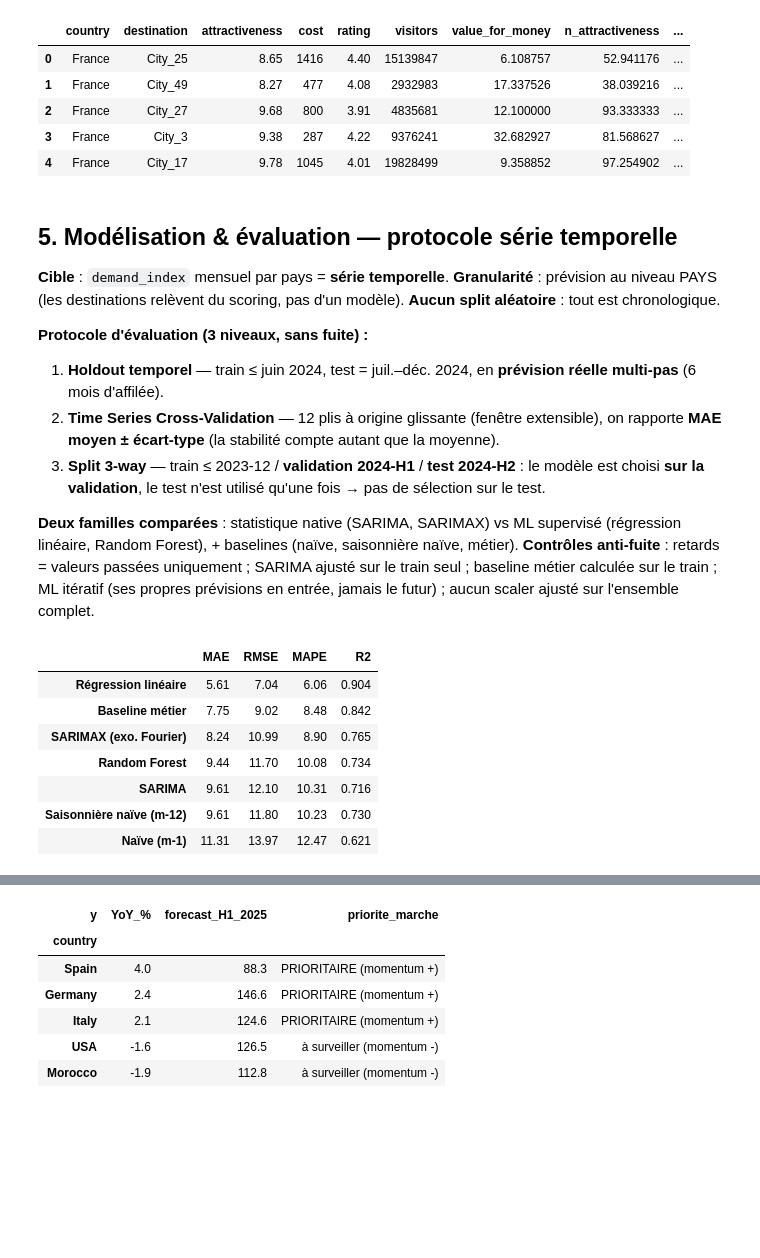
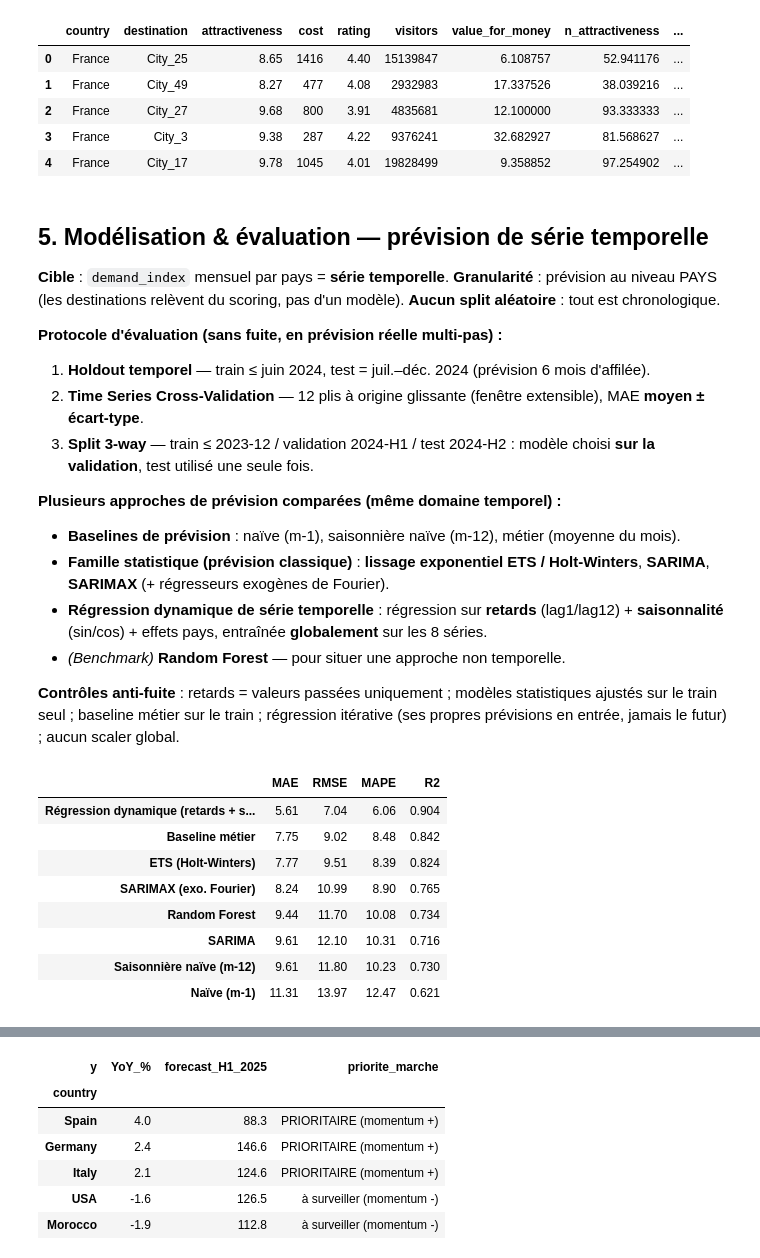
Before and after one commit to kteken10/aed_examen_final, a Jupyter notebook: rendu_final/01_pipeline_tourisme.ipynb, the cells around one changed output, grey strips where cells are left out. Drawn from its saved outputs; the diff is of its cells as text; code cells hidden in the pictures; blank space fills up the shorter version.

```diff
--- a/rendu_final/01_pipeline_tourisme.ipynb
+++ b/rendu_final/01_pipeline_tourisme.ipynb
@@ -212,16 +234,21 @@ Dérivées créées : 8 (dont composite_score + composite_score_adj intégrant l
 | 3 | France | City_3 | 9.38 | 287 | 4.22 | 9376241 | 32.682927 | 81.568627 | ... |
 | 4 | France | City_17 | 9.78 | 1045 | 4.01 | 19828499 | 9.358852 | 97.254902 | ... |
 # %% [markdown]
-## 5. Modélisation & évaluation — protocole série temporelle
+## 5. Modélisation & évaluation — prévision de série temporelle
 **Cible** : `demand_index` mensuel par pays = **série temporelle**. **Granularité** : prévision au niveau PAYS (les destinations relèvent du scoring, pas d'un modèle). **Aucun split aléatoire** : tout est chronologique.
 
-**Protocole d'évaluation (3 niveaux, sans fuite) :**
-1. **Holdout temporel** — train ≤ juin 2024, test = juil.–déc. 2024, en **prévision réelle multi-pas** (6 mois d'affilée).
-2. **Time Series Cross-Validation** — 12 plis à origine glissante (fenêtre extensible), on rapporte **MAE moyen ± écart-type** (la stabilité compte autant que la moyenne).
-3. **Split 3-way** — train ≤ 2023-12 / **validation 2024-H1** / **test 2024-H2** : le modèle est choisi **sur la validation**, le test n'est utilisé qu'une fois → pas de sélection sur le test.
+**Protocole d'évaluation (sans fuite, en prévision réelle multi-pas) :**
+1. **Holdout temporel** — train ≤ juin 2024, test = juil.–déc. 2024 (prévision 6 mois d'affilée).
+2. **Time Series Cross-Validation** — 12 plis à origine glissante (fenêtre extensible), MAE **moyen ± écart-type**.
+3. **Split 3-way** — train ≤ 2023-12 / validation 2024-H1 / test 2024-H2 : modèle choisi **sur la validation**, test utilisé une seule fois.
 
-**Deux familles comparées** : statistique native (SARIMA, SARIMAX) vs ML supervisé (régression linéaire, Random Forest), + baselines (naïve, saisonnière naïve, métier).
-**Contrôles anti-fuite** : retards = valeurs passées uniquement ; SARIMA ajusté sur le train seul ; baseline métier calculée sur le train ; ML itératif (ses propres prévisions en entrée, jamais le futur) ; aucun scaler ajusté sur l'ensemble complet.
+**Plusieurs approches de prévision comparées (même domaine temporel) :**
+- **Baselines de prévision** : naïve (m-1), saisonnière naïve (m-12), métier (moyenne du mois).
+- **Famille statistique (prévision classique)** : **lissage exponentiel ETS / Holt-Winters**, **SARIMA**, **SARIMAX** (+ régresseurs exogènes de Fourier).
+- **Régression dynamique de série temporelle** : régression sur **retards** (lag1/lag12) + **saisonnalité** (sin/cos) + effets pays, entraînée **globalement** sur les 8 séries.
+- *(Benchmark)* **Random Forest** — pour situer une approche non temporelle.
+
+**Contrôles anti-fuite** : retards = valeurs passées uniquement ; modèles statistiques ajustés sur le train seul ; baseline métier sur le train ; régression itérative (ses propres prévisions en entrée, jamais le futur) ; aucun scaler global.
 # %%
 # Préparation features + comparaison DEUX FAMILLES en prévision multi-pas (train <= juin 2024, test juil-dec 2024)
 s = sig.copy()
@@ -236,7 +263,7 @@ sd=s.dropna(subset=['lag1','lag12'])
 HOLD=pd.Timestamp('2024-07-01')
 mape=lambda y,p: np.mean(np.abs((np.asarray(y,float)-np.asarray(p,float))/np.asarray(y,float)))*100
 
-# ML global entraîné sur le train (mutualise l'information des 8 pays)
+# Régression de série temporelle, entraînée GLOBALEMENT (mutualise l'information des 8 pays)
 trg=sd[sd['date']<HOLD]
 lin=LinearRegression().fit(trg[feats],trg['demand_index'])
 rf =RandomForestRegressor(n_estimators=300,max_depth=6,random_state=0).fit(trg[feats],trg['demand_index'])
@@ -253,40 +280,52 @@ def sarima(tr,h,ex_tr=None,ex_te=None):
         except Exception: continue
     return best[1] if best else None
 
-METHODS=['Naïve (m-1)','Saisonnière naïve (m-12)','Baseline métier','SARIMA','SARIMAX (exo. Fourier)','Régression linéaire','Random Forest']
+def ets(tr,h):  # lissage exponentiel (Holt-Winters) — famille prévision classique
+    lo,hi=tr.min()*0.5,tr.max()*1.5
+    for kw in [dict(trend='add',seasonal='add',seasonal_periods=12),dict(trend='add',seasonal=None),dict(trend=None,seasonal='add',seasonal_periods=12)]:
+        try:
+            m=ExponentialSmoothing(tr,**kw,initialization_method='estimated').fit()
+            f=np.asarray(m.forecast(h))
+            if np.all(np.isfinite(f)) and f.min()>=lo and f.max()<=hi: return f
+        except Exception: continue
+    return None
+
+METHODS=['Naïve (m-1)','Saisonnière naïve (m-12)','Baseline métier','ETS (Holt-Winters)','SARIMA','SARIMAX (exo. Fourier)','Régression dynamique (retards + saisonnalité)','Random Forest']
 yall={k:[] for k in METHODS}; ytrue=[]; pc_mae={}
 for c in countries:
     d=sig[sig['country']==c].set_index('date')['demand_index']
     tr=d[d.index<HOLD]; te=d[d.index>=HOLD]; h=len(te); y=te.values; ytrue+=list(y)
     pred={}
     pred['Naïve (m-1)']=np.repeat(tr.iloc[-1],h)
     pred['Saisonnière naïve (m-12)']=np.array([d.get(t-pd.DateOffset(years=1),tr.iloc[-1]) for t in te.index])
     pred['Baseline métier']=np.array([tr[tr.index.month==t.month].mean() for t in te.index])
     itr=np.arange(len(tr)); ite=np.arange(len(tr),len(tr)+h)
     sa=sarima(tr.values,h); sx=sarima(tr.values,h,fourier(itr),fourier(ite))
     pred['SARIMA']=sa if sa is not None else pred['Saisonnière naïve (m-12)']
     pred['SARIMAX (exo. Fourier)']=sx if sx is not None else pred['Saisonnière naïve (m-12)']
-    for nm,mdl in [('Régression linéaire',lin),('Random Forest',rf)]:  # ML itératif multi-pas (pas de triche sur lag1)
+    e=ets(tr.values,h); pred['ETS (Holt-Winters)']=e if e is not None else pred['Saisonnière naïve (m-12)']
+    for nm,mdl in [('Régression dynamique (retards + saisonnalité)',lin),('Random Forest',rf)]:  # itératif multi-pas (réinjecte ses prévisions, jamais le futur)
         hist=d[d.index<HOLD].to_dict(); out=[]
         for t in te.index:
             row={'t':(t.year-2022)*12+(t.month-1),'sin':np.sin(2*np.pi*t.month/12),'cos':np.cos(2*np.pi*t.month/12),
                  'lag1':hist[max(hist)],'lag12':d.get(t-pd.DateOffset(years=1),tr.iloc[-1])}
             for cc in countries: row[f'c_{cc}']=int(cc==c)
             v=float(mdl.predict(pd.DataFrame([row])[feats])[0]); hist[t]=v; out.append(v)
         pred[nm]=np.array(out)
     for k in METHODS: yall[k].append(pred[k])
     pc_mae[c]={k:mean_absolute_error(y,pred[k]) for k in METHODS}
 
 perf=pd.DataFrame({'MAE':[mean_absolute_error(ytrue,np.concatenate(yall[k])) for k in METHODS],
                    'RMSE':[mean_squared_error(ytrue,np.concatenate(yall[k]))**.5 for k in METHODS],
                    'MAPE':[mape(ytrue,np.concatenate(yall[k])) for k in METHODS],
                    'R2':[r2_score(ytrue,np.concatenate(yall[k])) for k in METHODS]},index=METHODS).sort_values('MAE')
 winner=pd.DataFrame(pc_mae).T.idxmin(axis=1)
 perf.round({'MAE':2,'RMSE':2,'MAPE':2,'R2':3})
 # %% [output]
 |  | MAE | RMSE | MAPE | R2 |
-| Régression linéaire | 5.61 | 7.04 | 6.06 | 0.904 |
+| Régression dynamique (retards + s... | 5.61 | 7.04 | 6.06 | 0.904 |
 | Baseline métier | 7.75 | 9.02 | 8.48 | 0.842 |
+| ETS (Holt-Winters) | 7.77 | 9.51 | 8.39 | 0.824 |
 | SARIMAX (exo. Fourier) | 8.24 | 10.99 | 8.90 | 0.765 |
 | Random Forest | 9.44 | 11.70 | 10.08 | 0.734 |
 | SARIMA | 9.61 | 12.10 | 10.31 | 0.716 |
```
Also changed, not shown: parts of 10 cells of this notebook, 11 other files.
